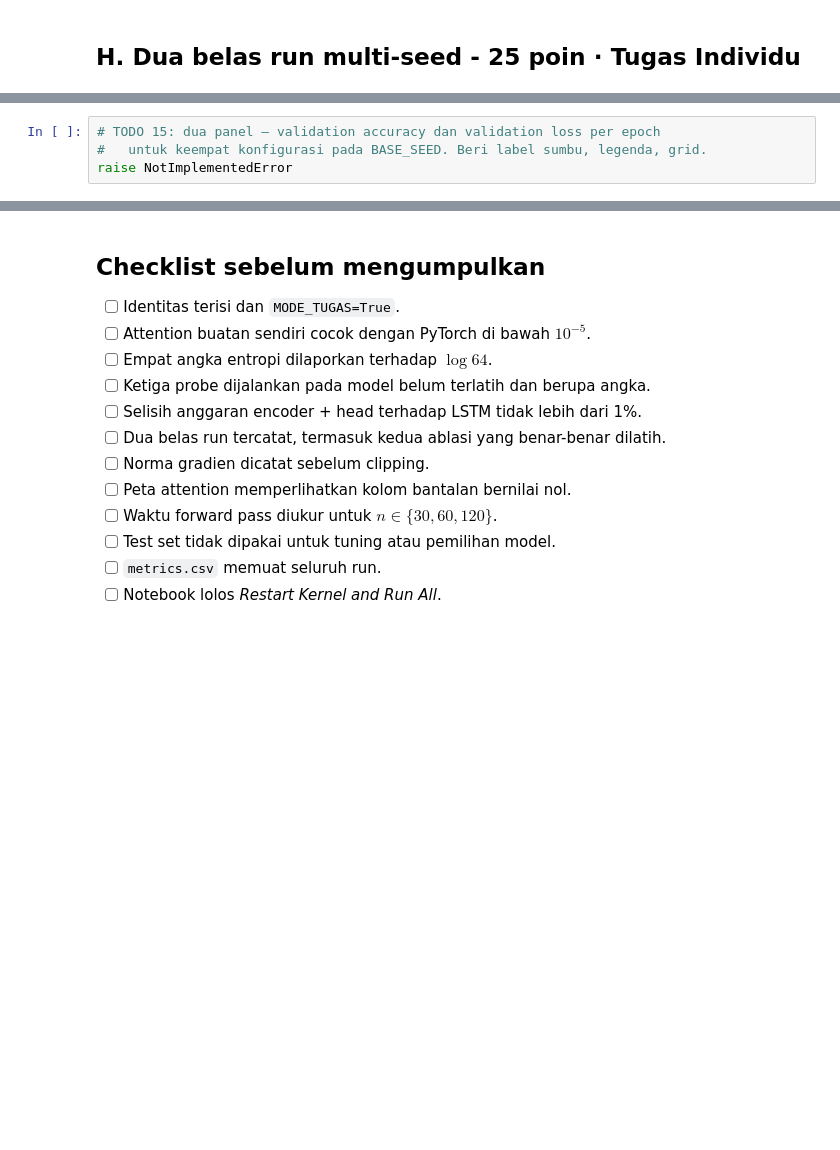
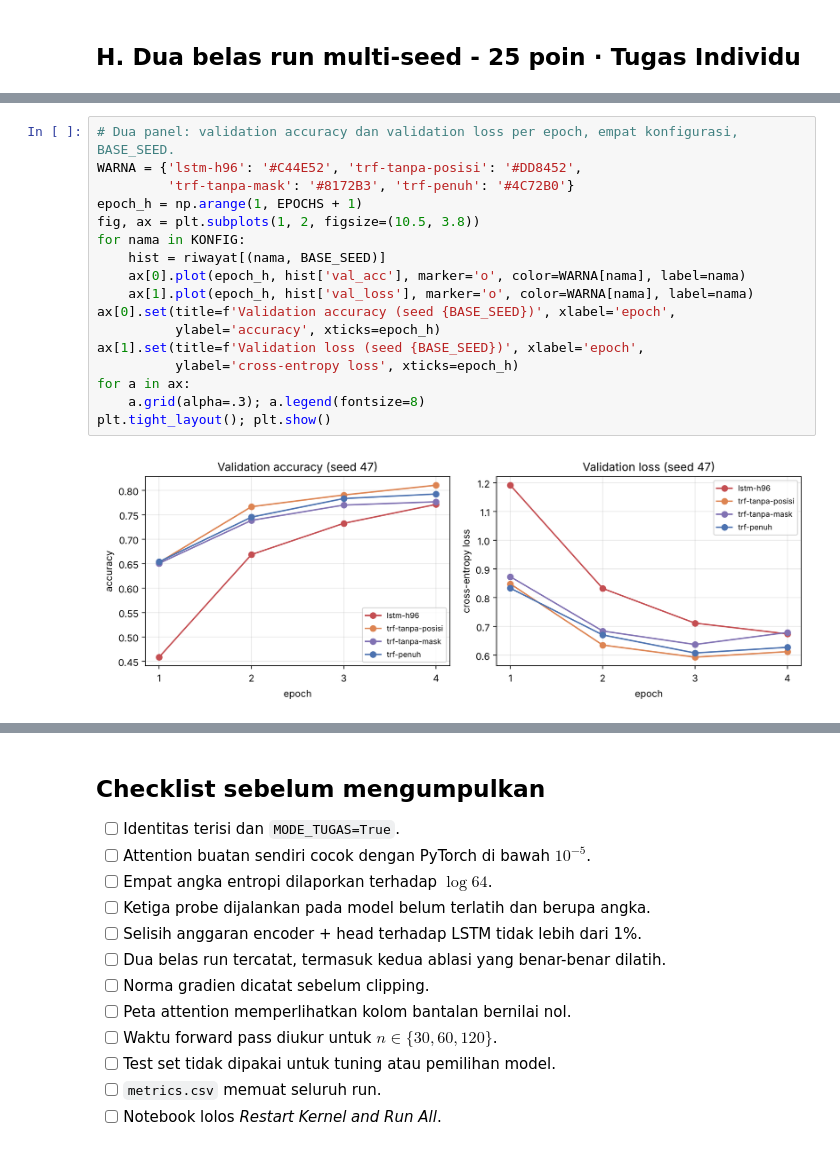
Before and after one commit to BengetSidabutar/Modul-Praktikum-Deep-Learning, a Jupyter notebook: M09_123450047.ipynb, the cells around one changed output, grey strips where cells are left out. Saved outputs shown, nothing was run; the diff lists cells and outputs as text; blank space fills up the shorter version.

```diff
--- a/M09_123450047.ipynb
+++ b/M09_123450047.ipynb
@@ -713,5 +771,20 @@ if MODE_TUGAS:
 # %%
-# TODO 15: dua panel — validation accuracy dan validation loss per epoch
-#   untuk keempat konfigurasi pada BASE_SEED. Beri label sumbu, legenda, grid.
-raise NotImplementedError
+# Dua panel: validation accuracy dan validation loss per epoch, empat konfigurasi, BASE_SEED.
+WARNA = {'lstm-h96': '#C44E52', 'trf-tanpa-posisi': '#DD8452',
+         'trf-tanpa-mask': '#8172B3', 'trf-penuh': '#4C72B0'}
+epoch_h = np.arange(1, EPOCHS + 1)
+fig, ax = plt.subplots(1, 2, figsize=(10.5, 3.8))
+for nama in KONFIG:
+    hist = riwayat[(nama, BASE_SEED)]
+    ax[0].plot(epoch_h, hist['val_acc'], marker='o', color=WARNA[nama], label=nama)
+    ax[1].plot(epoch_h, hist['val_loss'], marker='o', color=WARNA[nama], label=nama)
+ax[0].set(title=f'Validation accuracy (seed {BASE_SEED})', xlabel='epoch',
+          ylabel='accuracy', xticks=epoch_h)
+ax[1].set(title=f'Validation loss (seed {BASE_SEED})', xlabel='epoch',
+          ylabel='cross-entropy loss', xticks=epoch_h)
+for a in ax:
+    a.grid(alpha=.3); a.legend(fontsize=8)
+plt.tight_layout(); plt.show()
+# %% [output]
+[figure, added]
 # %%
```
Also changed, not shown: parts of 19 cells of this notebook, 4 other files.
